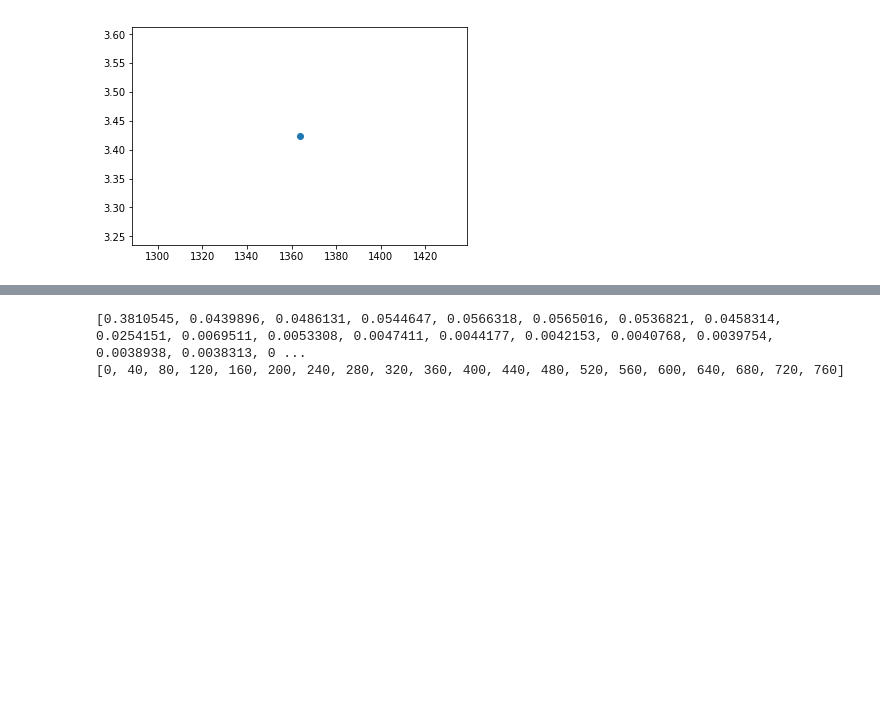
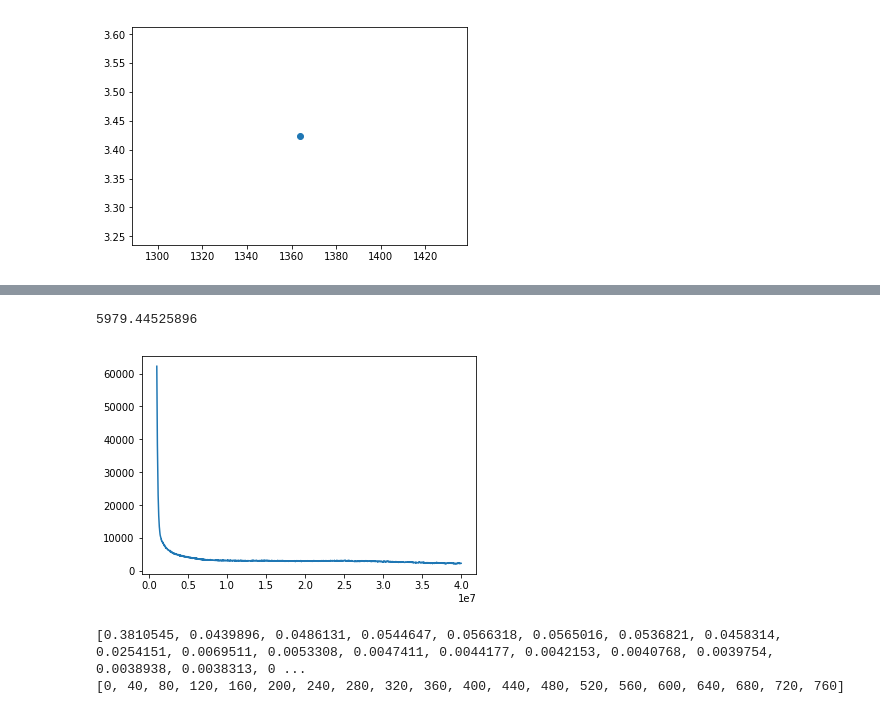
Before and after one commit to jmsz/lab3, a Jupyter notebook: lab1_analysis.py.ipynb, the cells around one changed output, grey strips where cells are left out. Drawn from its saved outputs; the diff is of its cells as text; code cells hidden in the pictures; blank space fills up the shorter version.

```diff
--- a/lab1_analysis.py.ipynb
+++ b/lab1_analysis.py.ipynb
@@ -494,3 +544,42 @@ for m in m_values:
+# %%
+#k_values = np.linspace(500, 10000, 2) # steps in 100 ns from 1ns to 10us
+m_values = np.linspace(2000, 100000, 2) # steps in 100 ns from 1ns to 10us
+
+number_of_events = len(raw_data)
+ndata = number_of_events
+assert number_of_events <= len(raw_data)
+
+x_values = np.linspace(0, nsamples, nsamples)
+baseline = np.mean(raw_data[0:number_of_events,0:799],1).reshape((number_of_events,1))
+signals = raw_data[:number_of_events,] - baseline
+
+M = find_M_value(signals[0:20])
+#M = 4400
+print(M)
+
+k_values = [100]
+m_values = np.linspace(0, 1000, 250)
+m_values = [100]
+fwhm_values_2 = []
+m_values_ns_2 = []
+k = k_values[0]
+nrgs=[]
+for m in m_values:
+    m = int(m)
+    m_values_ns_2.append(m * 10)
+    ndata = len(raw_data)
+    nrgs = np.apply_along_axis(fast_trapezoidal_filter, 1, signals , k, m, M)
+# %% [output]
+5979.44525896
+# %%
+nbins = 2048
+counts, bin_edges = np.histogram(nrgs, bins=2048, range=[0.1e7, 4e7]) # WORKS
+bins = (bin_edges[1:]+bin_edges[:-1])/2 # bin centers from bin edges
+# %%
+plt.plot(bins, counts)
+plt.show()
+# %% [output]
+[figure, added]
 # %%
 fwhm_percent_2 = []
 for i in fwhm_values_2:
```
Also changed, not shown: parts of 6 cells of this notebook.
